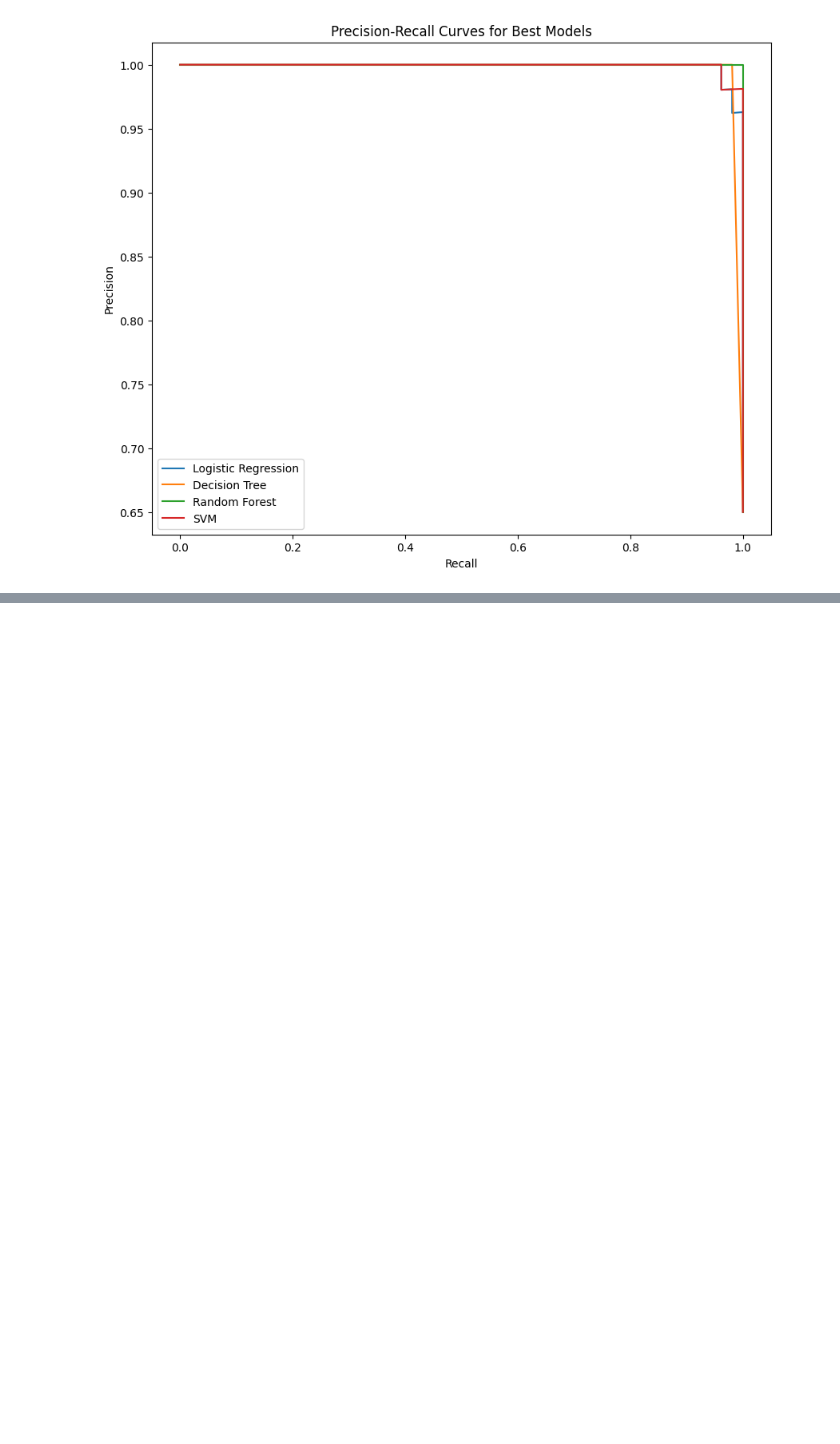
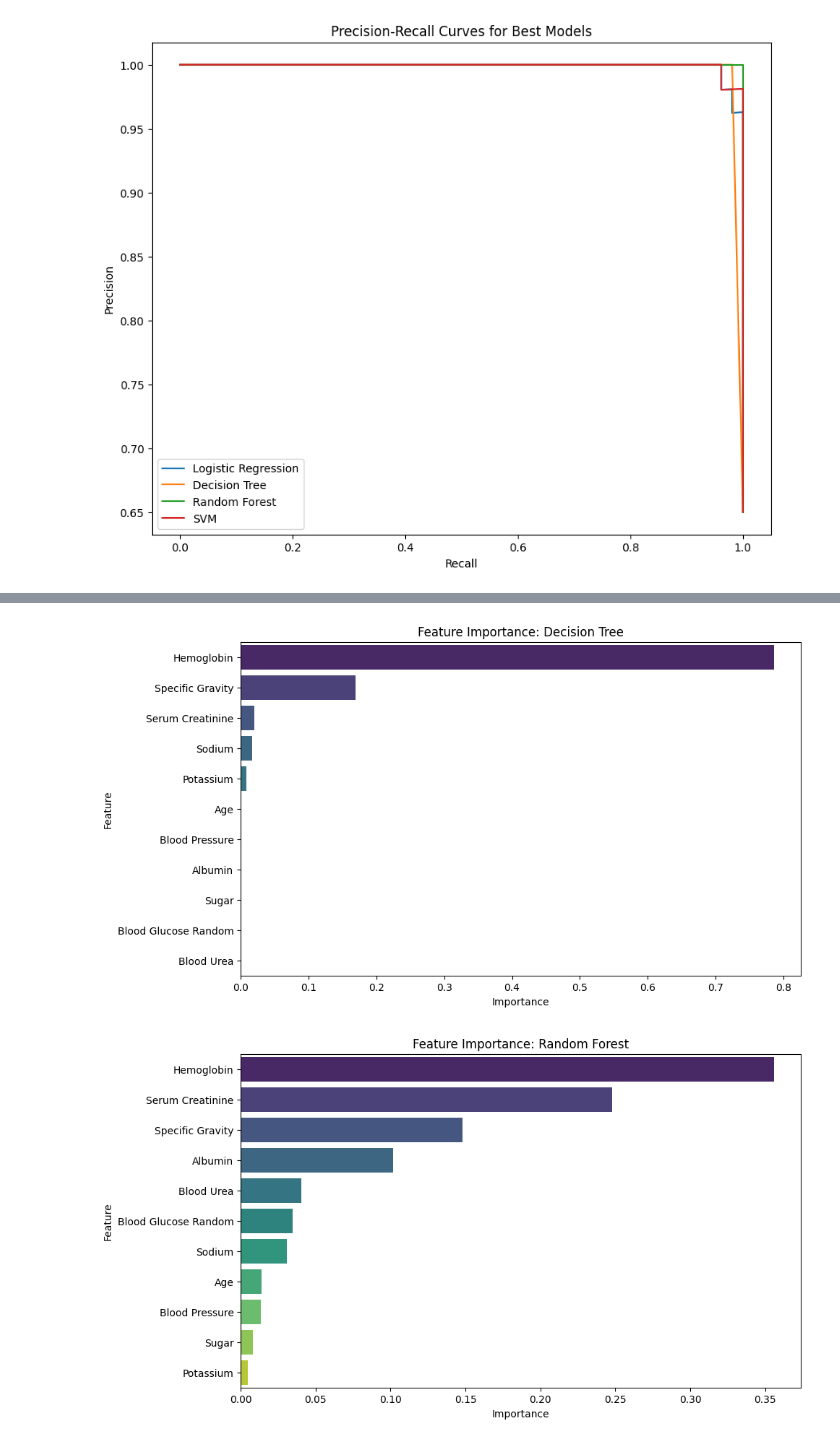
Before and after one commit to abshilpa/Chronic-Kidney-Disease-Data-Science-Project, a Jupyter notebook: MSC_Final_project_CKD.ipynb, the cells around one changed output, grey strips where cells are left out. Saved outputs shown, nothing was run; the diff lists cells and outputs as text; code cells hidden in the pictures; blank space fills up the shorter version.

```diff
--- a/MSC_Final_project_CKD.ipynb
+++ b/MSC_Final_project_CKD.ipynb
@@ -970,0 +1249,28 @@ plot_comparison_curves(best_models, X_test, y_test)
+# %%
+import pandas as pd
+import seaborn as sns
+
+def plot_tree_based_importance(best_models, X_train):
+    """
+    Plot feature importance for tree-based models.
+
+    Parameters:
+    best_models (dict): Dictionary of the best models after tuning.
+    X_train (pd.DataFrame): Training features.
+    """
+    for model_name, model in best_models.items():
+        if hasattr(model, "feature_importances_"):
+            importance = model.feature_importances_
+            features = X_train.columns
+            feature_df = pd.DataFrame({'Feature': features, 'Importance': importance}).sort_values(by='Importance', ascending=False)
+
+            plt.figure(figsize=(10, 6))
+            sns.barplot(x='Importance', y='Feature', data=feature_df, palette='viridis')
+            plt.title(f"Feature Importance: {model_name}")
+            plt.show()
+
+# Call the function
+plot_tree_based_importance(best_models, X_train)
+# %% [output]
+[figure, added]
+[figure, added]
```
Also changed, not shown: parts of 9 cells of this notebook.
